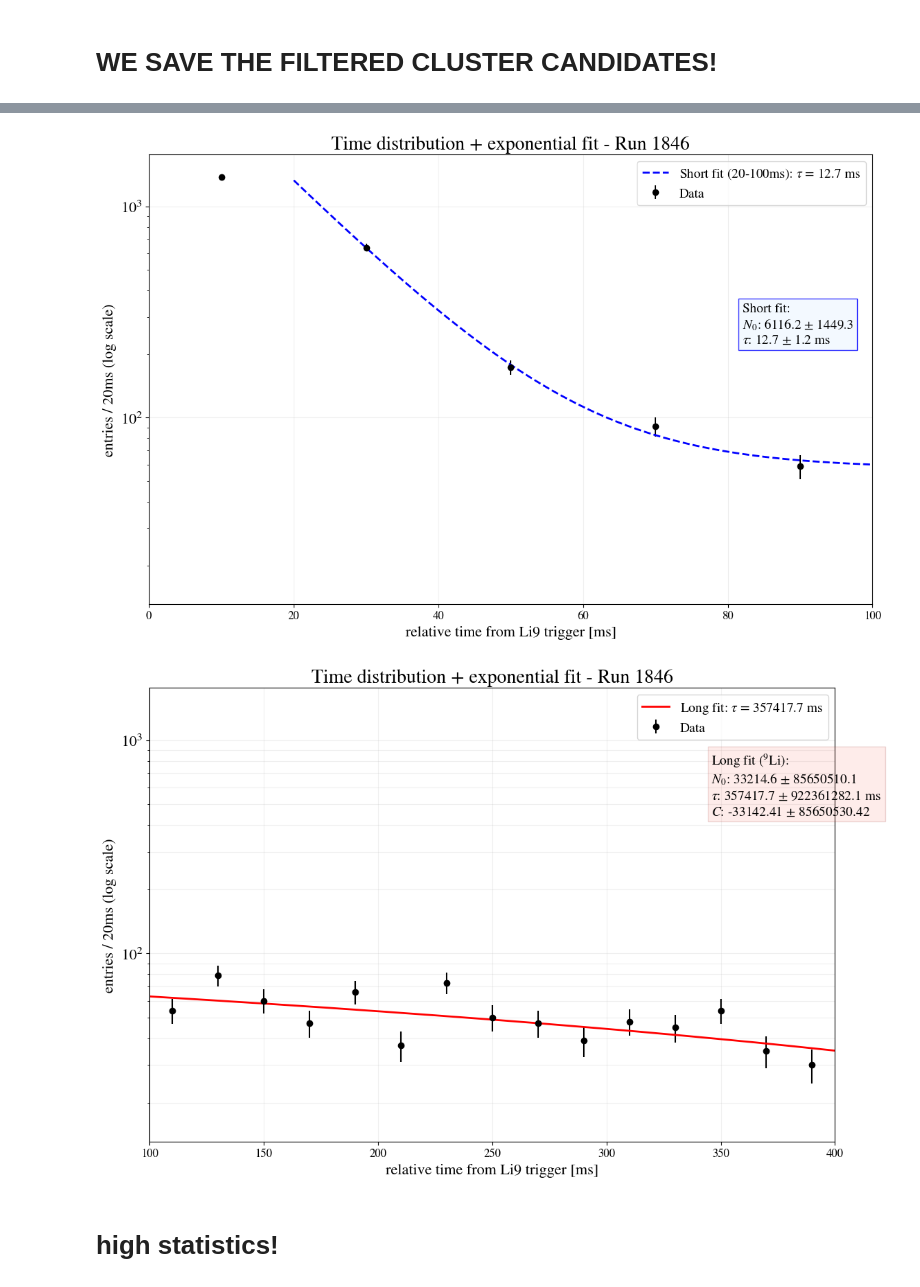
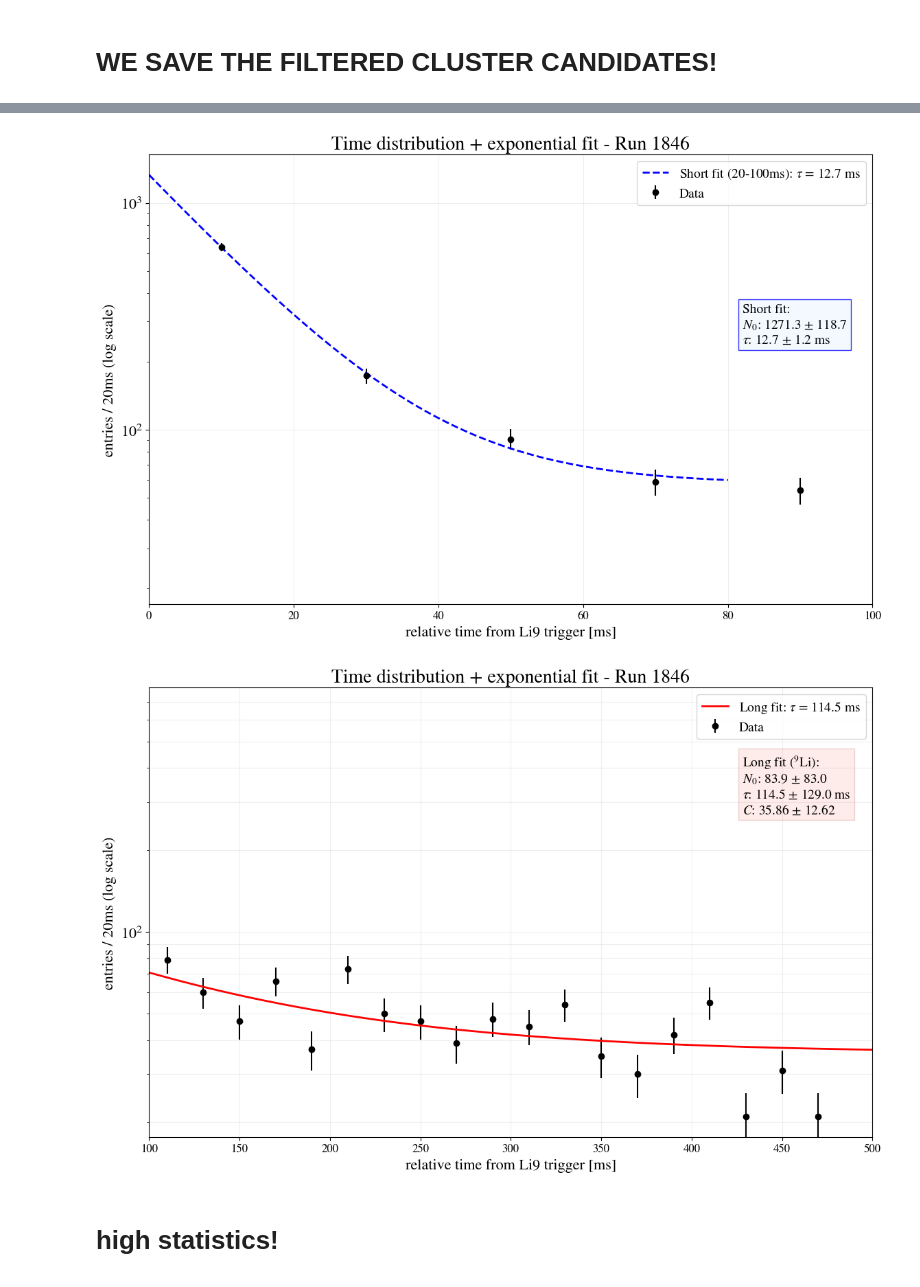
Before and after one commit to elenaramos44/9Li_analysis, a Jupyter notebook: notebooks/multilat_vertex_2nd_iteration.ipynb, the cells around one changed output, grey strips where cells are left out. Saved outputs shown, nothing was run; the diff lists cells and outputs as text; code cells hidden in the pictures.

```diff
--- a/notebooks/multilat_vertex_2nd_iteration.ipynb
+++ b/notebooks/multilat_vertex_2nd_iteration.ipynb
@@ -511,11 +510,11 @@ Resultado final B12: tau = 12.73 +/- 1.23 ms
 
 fig, ax2 = plt.subplots(figsize=(12, 8))
 
-# Datos experimentales (todos los puntos)
+
 ax2.errorbar(centers, counts, yerr=np.sqrt(counts), fmt='ko', markersize=6, label='Data')
 
 
-t_short_plot = np.linspace(20, 100, 100)
+t_short_plot = np.linspace(0, 80, 100)
 ax2.plot(t_short_plot, decay_func(t_short_plot, *popt_s), 'b--', lw=2, label=f'Short fit (20-100ms): $\\tau$ = {popt_s[1]:.1f} ms')
 
 
@@ -538,38 +537,38 @@ plt.yscale("log")
 plt.tight_layout()
 plt.show()
 # %% [output]
-[figure, old version]
+[figure, new version]
 # %%
 fig, ax2 = plt.subplots(figsize=(12, 8))
 
 ax2.errorbar(centers, counts, yerr=np.sqrt(counts), fmt='ko', markersize=6, label='Data')
 
-t_plot = np.linspace(100, 400, 200)
+t_plot = np.linspace(100, 500, 200)
 ax2.plot(t_plot, decay_func(t_plot, *popt), 'r-', lw=2, label=f'Long fit: $\\tau$ = {popt[1]:.1f} ms')
 
 res_text = (f"Long fit ($^{9}$Li):\n"
             f"$N_0$: {popt[0]:.1f} ± {perr[0]:.1f}\n"
             f"$\\tau$: {popt[1]:.1f} ± {perr[1]:.1f} ms\n"
             f"$C$: {popt[2]:.2f} ± {perr[2]:.2f}")
 
 ax2.text(0.82, 0.72, res_text, transform=ax2.transAxes, fontsize=14,
          bbox=dict(facecolor='salmon', alpha=0.15, edgecolor='darkred'))
 
 
 ax2.set_title(f"Time distribution + exponential fit - Run {run_number}", fontsize=20)
 ax2.set_xlabel("relative time from Li9 trigger [ms]", fontsize=16)
 ax2.set_ylabel(f"entries / {bin_width}ms (log scale)", fontsize=16)
 
 
-ax2.set_xlim(100, 400)
+ax2.set_xlim(100, 500)
 ax2.set_yscale("log")
 ax2.grid(True, which="both", ls="-", alpha=0.2)
 ax2.legend(fontsize=14)
 
 plt.tight_layout()
 plt.show()
 # %% [output]
-[figure, old version]
+[figure, new version]
 # %% [markdown]
 # high statistics!
 # %%
```
Also changed, not shown: parts of 17 cells of this notebook, 7 other files.
